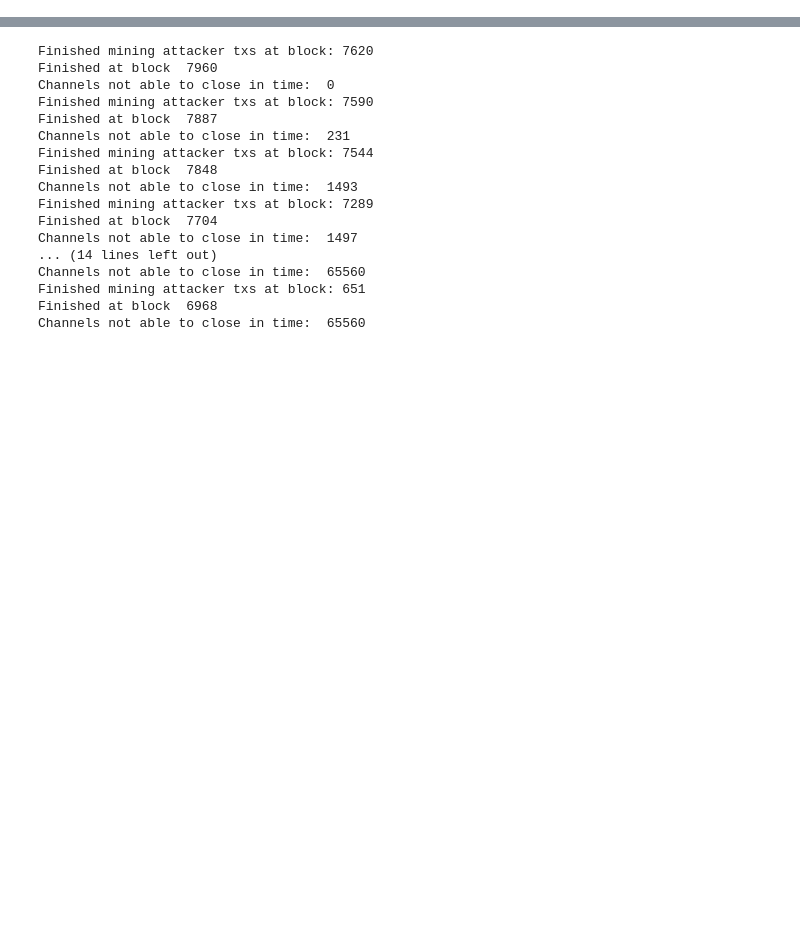
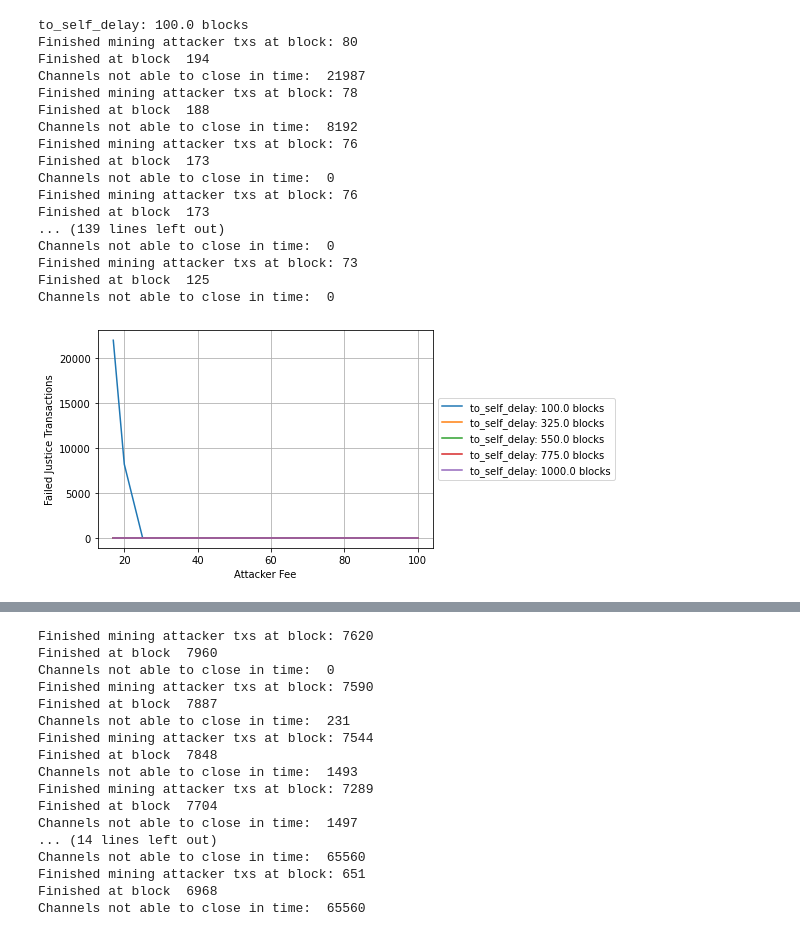
Before and after one commit to CosimoSguanci/Mass-Exit-Attacks-on-LN, a Jupyter notebook: StealFundsAttackSimulation-simplified.ipynb, the cells around one changed output, grey strips where cells are left out. Saved outputs shown, nothing was run; the diff lists cells and outputs as text; code cells hidden in the pictures; blank space fills up the shorter version.

```diff
--- a/StealFundsAttackSimulation-simplified.ipynb
+++ b/StealFundsAttackSimulation-simplified.ipynb
@@ -17,7 +17,9 @@ MEMPOOL_DIR_NO_CONGESTION = "mempool-no-congestion"
 INITIAL_NUM_ZOMBIE_CHANNELS = 65560 # Edges crossed by the Max-Cut, computed with the imbalanced-max-cut Greedy procedure,
                                     # with data obtained on January, 2022
 MAX_LN_CLOSING_CHANNEL_DELAY = 1000 # ~ 1 week
-MAX_TX_IN_BLOCK = 3000
+AVERAGE_LND_CLOSING_CHANNEL_DELAY = 529
+
+# We read the JSON file containing blocks data (height, number of transactions)
 
 blocks_file = open(f"blocks/blocks.json", mode = 'r')
 blocks_data_content = blocks_file.read()
@@ -25,8 +27,8 @@ blocks_data = json.loads(blocks_data_content)
 
 # We read the file containing mempool historical data
 
-FIRST_BLOCK_HEIGHT = FIRST_BLOCK_NO_CONGESTION
-MEMPOOL_DIR = MEMPOOL_DIR_NO_CONGESTION
+FIRST_BLOCK_HEIGHT = FIRST_BLOCK_HEIGHT_BEFORE_CONGESTION
+MEMPOOL_DIR = MEMPOOL_DIR_BEFORE_CONGESTION
 
 i = 1
 mempool_data_json_string = ''
@@ -422 +399,47 @@ def simulate(mempool_data, blocks_data, first_block_height, fee_index_attacker,
     return None
+# %%
+ln_delays = np.linspace(100, MAX_LN_CLOSING_CHANNEL_DELAY, num=5)
+labels = []
+
+fig, ax = plt.subplots()
+ax.grid(True)
+
+for ln_delay in ln_delays:
+    print(f"to_self_delay: {ln_delay} blocks")
+    y = []
+    x = []
+
+    i = 12
+    fee_ranges2 = [ 0, 1, 2, 3, 4, 5, 6, 7, 8, 10, 12, 14, 17, 20, 25, 30, 40, 50, 60, 70, 80, 100 ]
+    while(i < len(fee_ranges2)):
+        n = simulate(mempool_data, blocks_data, FIRST_BLOCK_HEIGHT, i, INITIAL_NUM_ZOMBIE_CHANNELS, ln_delay)
+        y.append(n)
+        x.append(fee_ranges2[i])
+        i += 1
+
+    plt.plot(x, y)
+    labels.append(f"to_self_delay: {ln_delay} blocks")
+
+plt.xlabel('Attacker Fee')
+plt.ylabel(f'Failed Justice Transactions')
+plt.legend(labels=labels, loc='center left', bbox_to_anchor=(1, 0.5))
+plt.show()
+# %% [output]
+to_self_delay: 100.0 blocks
+Finished mining attacker txs at block: 80
+Finished at block  194
+Channels not able to close in time:  21987
+Finished mining attacker txs at block: 78
+Finished at block  188
+Channels not able to close in time:  8192
+Finished mining attacker txs at block: 76
+Finished at block  173
+Channels not able to close in time:  0
+Finished mining attacker txs at block: 76
+Finished at block  173
+... (139 lines left out)
+Channels not able to close in time:  0
+Finished mining attacker txs at block: 73
+Finished at block  125
+Channels not able to close in time:  0
+[figure, added]
```
Also changed, not shown: parts of 5 cells of this notebook.
